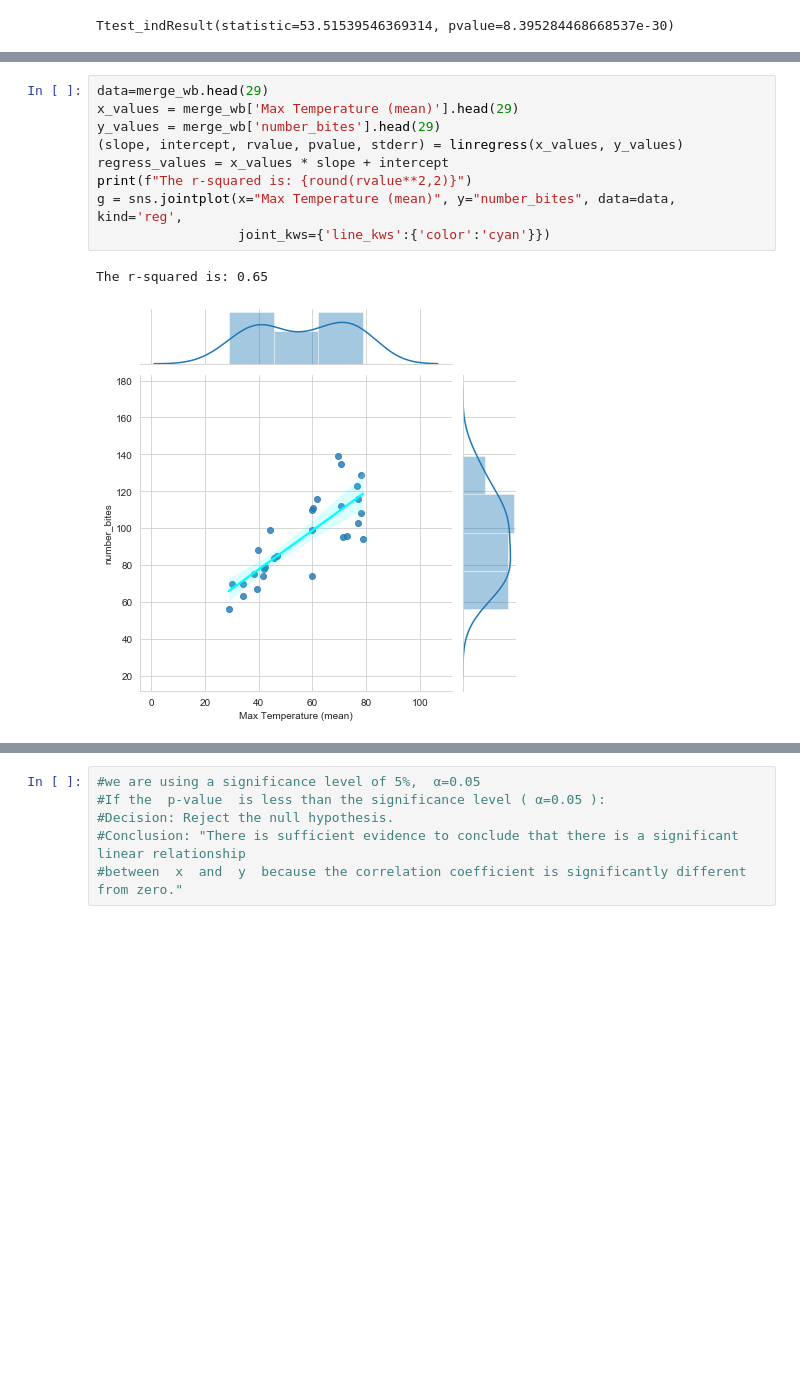
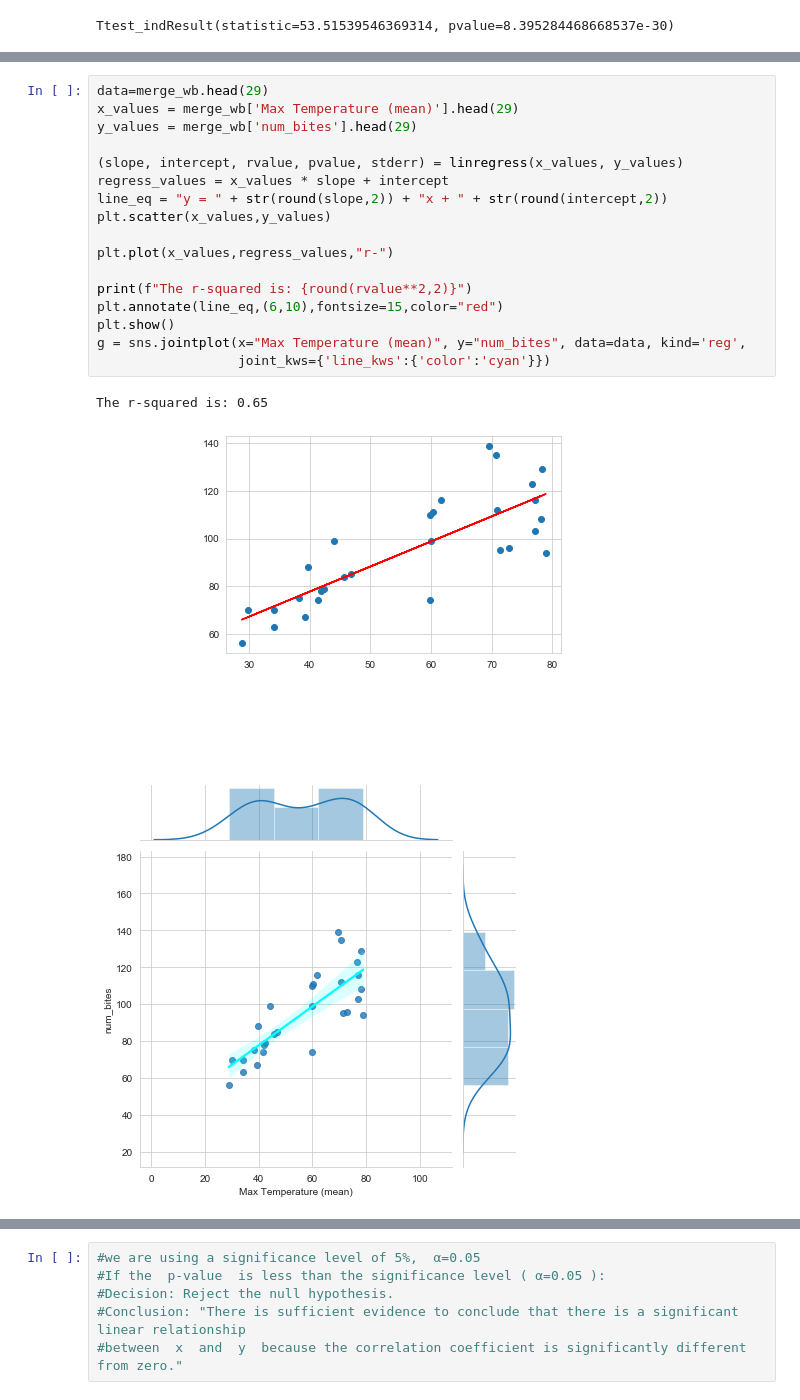
Before and after one commit to martinezmaria/animal-bites-project, a Jupyter notebook: weather_crime _bites_stat.ipynb, the cells around one changed output, grey strips where cells are left out. Saved outputs shown, nothing was run; the diff lists cells and outputs as text; blank space fills up the shorter version.

```diff
--- a/weather_crime _bites_stat.ipynb
+++ b/weather_crime _bites_stat.ipynb
@@ -145,14 +156,23 @@ sns.boxplot(data=data)
 # %%
 data=merge_wb.head(29)
 x_values = merge_wb['Max Temperature (mean)'].head(29)
-y_values = merge_wb['number_bites'].head(29)
+y_values = merge_wb['num_bites'].head(29)
+
 (slope, intercept, rvalue, pvalue, stderr) = linregress(x_values, y_values)
 regress_values = x_values * slope + intercept
+line_eq = "y = " + str(round(slope,2)) + "x + " + str(round(intercept,2))
+plt.scatter(x_values,y_values)
+
+plt.plot(x_values,regress_values,"r-")
+
 print(f"The r-squared is: {round(rvalue**2,2)}")
-g = sns.jointplot(x="Max Temperature (mean)", y="number_bites", data=data, kind='reg',
+plt.annotate(line_eq,(6,10),fontsize=15,color="red")
+plt.show()
+g = sns.jointplot(x="Max Temperature (mean)", y="num_bites", data=data, kind='reg',
                   joint_kws={'line_kws':{'color':'cyan'}})
 # %% [output]
 The r-squared is: 0.65
-[figure, old version]
+[figure, new version]
+[figure, added]
 # %%
 sample1 = merge_wb['Max Temperature (mean)'].head(29)
```
Also changed, not shown: parts of 8 cells of this notebook, 4 other files.
